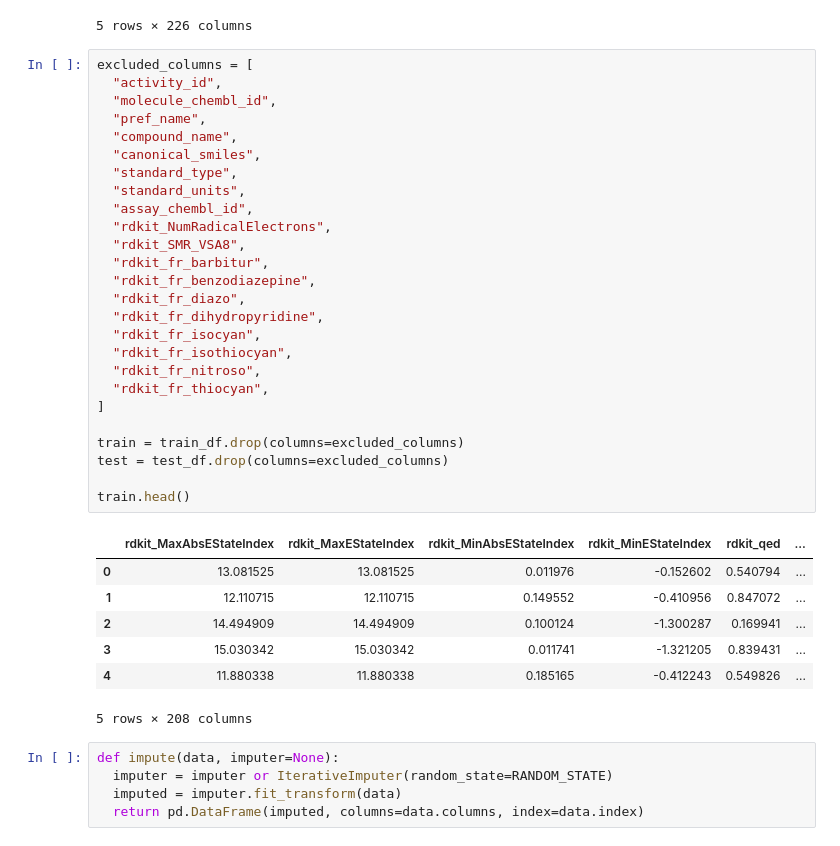
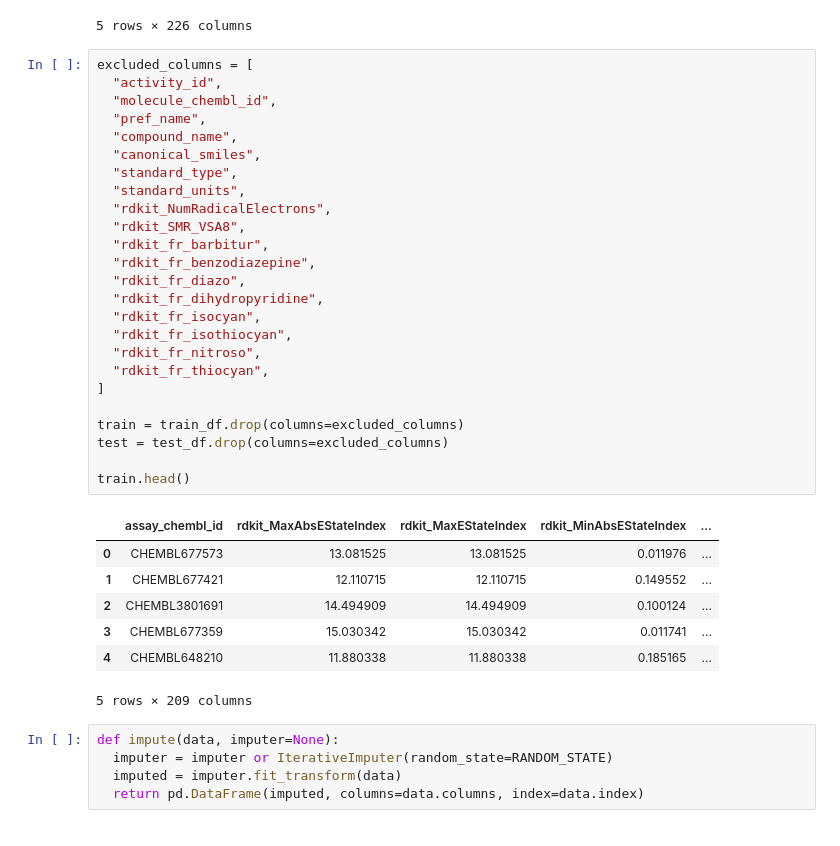
Before and after one commit to ALEGATOR1209/KSE_ML_for_bioinformatics, a Jupyter notebook: practicals/week5/Assignment5.ipynb, the cells around one changed output. Saved outputs shown, nothing was run; the diff lists cells and outputs as text.

```diff
--- a/practicals/week5/Assignment5.ipynb
+++ b/practicals/week5/Assignment5.ipynb
@@ -60,37 +60,36 @@ train_df.head()
 # %%
 excluded_columns = [
   "activity_id",
   "molecule_chembl_id",
   "pref_name",
   "compound_name",
   "canonical_smiles",
   "standard_type",
   "standard_units",
-  "assay_chembl_id",
   "rdkit_NumRadicalElectrons",
   "rdkit_SMR_VSA8",
   "rdkit_fr_barbitur",
   "rdkit_fr_benzodiazepine",
   "rdkit_fr_diazo",
   "rdkit_fr_dihydropyridine",
   "rdkit_fr_isocyan",
   "rdkit_fr_isothiocyan",
   "rdkit_fr_nitroso",
   "rdkit_fr_thiocyan",
 ]
 
 train = train_df.drop(columns=excluded_columns)
 test = test_df.drop(columns=excluded_columns)
 
 train.head()
 # %% [output]
-|  | rdkit_MaxAbsEStateIndex | rdkit_MaxEStateIndex | rdkit_MinAbsEStateIndex | rdkit_MinEStateIndex | rdkit_qed | ... |
-| 0 | 13.081525 | 13.081525 | 0.011976 | -0.152602 | 0.540794 | ... |
-| 1 | 12.110715 | 12.110715 | 0.149552 | -0.410956 | 0.847072 | ... |
-| 2 | 14.494909 | 14.494909 | 0.100124 | -1.300287 | 0.169941 | ... |
-| 3 | 15.030342 | 15.030342 | 0.011741 | -1.321205 | 0.839431 | ... |
-| 4 | 11.880338 | 11.880338 | 0.185165 | -0.412243 | 0.549826 | ... |
+|  | assay_chembl_id | rdkit_MaxAbsEStateIndex | rdkit_MaxEStateIndex | rdkit_MinAbsEStateIndex | ... |
+| 0 | CHEMBL677573 | 13.081525 | 13.081525 | 0.011976 | ... |
+| 1 | CHEMBL677421 | 12.110715 | 12.110715 | 0.149552 | ... |
+| 2 | CHEMBL3801691 | 14.494909 | 14.494909 | 0.100124 | ... |
+| 3 | CHEMBL677359 | 15.030342 | 15.030342 | 0.011741 | ... |
+| 4 | CHEMBL648210 | 11.880338 | 11.880338 | 0.185165 | ... |
-5 rows × 208 columns
+5 rows × 209 columns
 # %%
 def impute(data, imputer=None):
   imputer = imputer or IterativeImputer(random_state=RANDOM_STATE)
```
Also changed, not shown: parts of 9 cells of this notebook, 2 other files.
